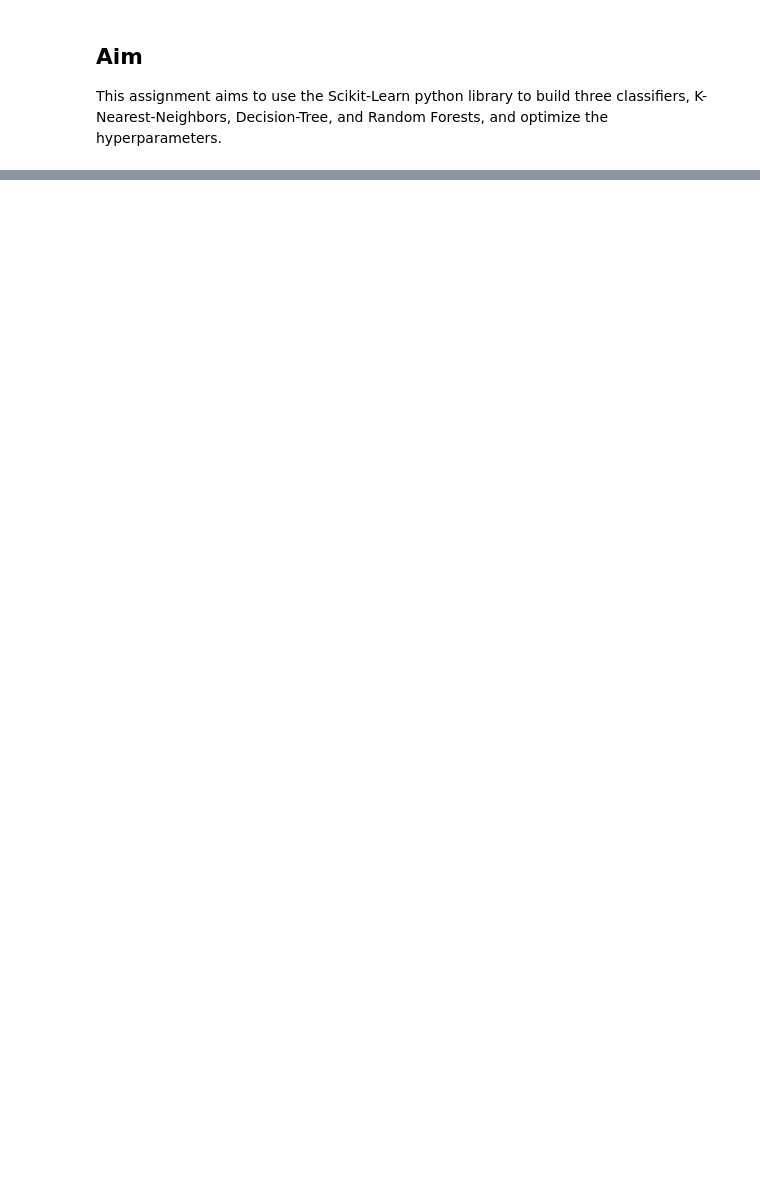
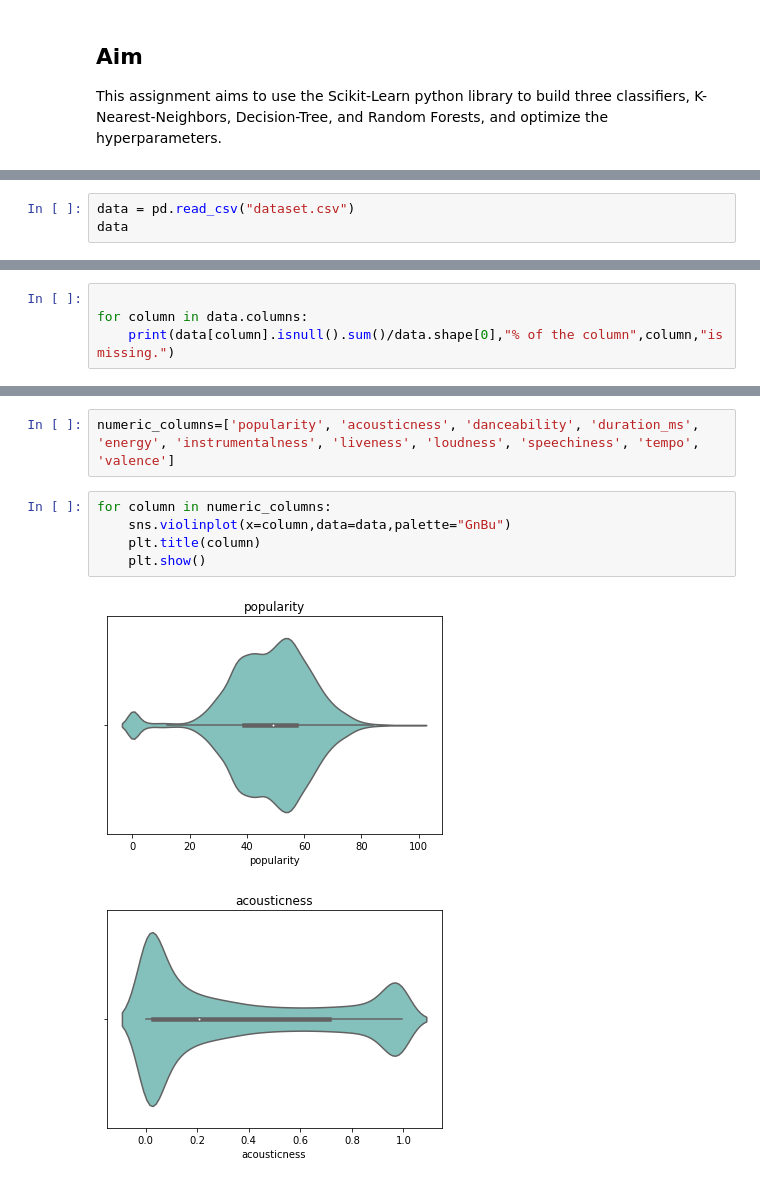
Before and after one commit to daniyalmaroufi/AI_Course, a Jupyter notebook: CA4/CA4.ipynb, the cells around one changed output, grey strips where cells are left out. Cells and saved outputs as stored; diff of their text form; blank space fills up the shorter version.

```diff
--- a/CA4/CA4.ipynb
+++ b/CA4/CA4.ipynb
@@ -28,3 +29,6 @@ from sklearn.model_selection import train_test_split
 from sklearn.tree import DecisionTreeRegressor
 from sklearn.neighbors import KNeighborsRegressor
 from sklearn.ensemble import RandomForestRegressor
+# %%
+data = pd.read_csv("dataset.csv")
+data
@@ -30,0 +81,4 @@ from sklearn.ensemble import RandomForestRegressor
+# %%
+
+for column in data.columns:
+    print(data[column].isnull().sum()/data.shape[0],"% of the column",column,"is missing.")
@@ -30,0 +102,10 @@ from sklearn.ensemble import RandomForestRegressor
+# %%
+numeric_columns=['popularity', 'acousticness', 'danceability', 'duration_ms', 'energy', 'instrumentalness', 'liveness', 'loudness', 'speechiness', 'tempo', 'valence']
+# %%
+for column in numeric_columns:
+    sns.violinplot(x=column,data=data,palette="GnBu")
+    plt.title(column)
+    plt.show()
+# %% [output]
+[figure, added]
+[figure, added]
```
Also changed, not shown: parts of 7 cells of this notebook.
